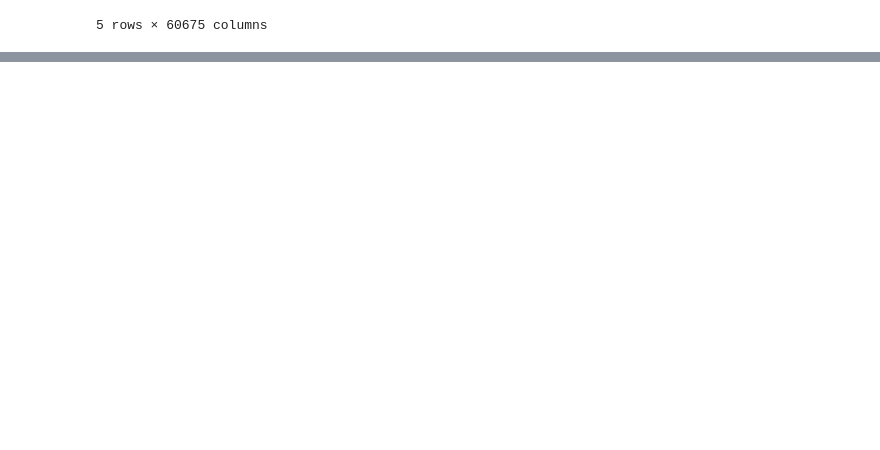
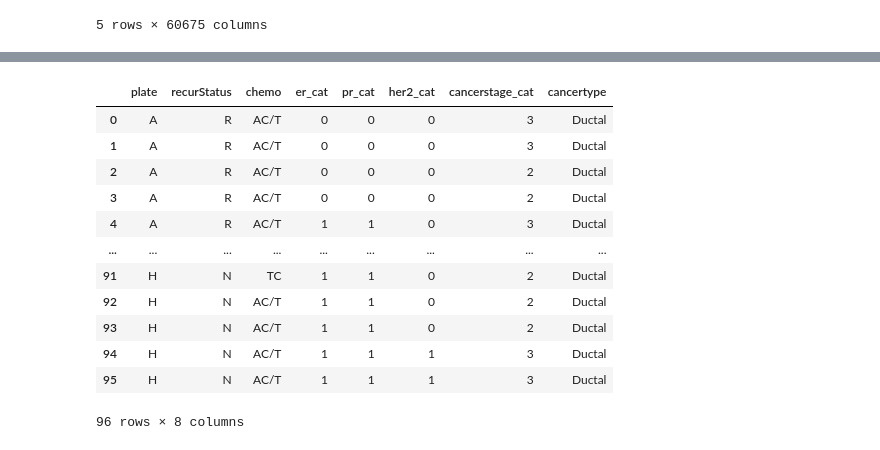
Before and after one commit to Harrison-Q-Ma/CSE-283-Proj, a Jupyter notebook: Harrison/classification.ipynb, the cells around one changed output, grey strips where cells are left out. Drawn from its saved outputs; the diff is of its cells as text; code cells hidden in the pictures; blank space fills up the shorter version.

Commit message:
classification on recurrence

```diff
--- a/Harrison/classification.ipynb
+++ b/Harrison/classification.ipynb
@@ -116,0 +244,19 @@ weighted avg       1.00      1.00      1.00        96
+# %%
+metadata = pd.read_csv('/Users/harrisonma/Documents/PhD Classes/2025 Spring/CSE 283/CSE-283-Proj/data/pnas_patient_info.csv', index_col=None)
+metadata['plate'] = metadata['On.Plate'].apply(lambda x: x[0])
+metadata = metadata[['plate', 'recurStatus', 'chemo','er_cat','pr_cat','her2_cat','cancerstage_cat','cancertype']]
+metadata
+# %% [output]
+|  | plate | recurStatus | chemo | er_cat | pr_cat | her2_cat | cancerstage_cat | cancertype |
+| 0 | A | R | AC/T | 0 | 0 | 0 | 3 | Ductal |
+| 1 | A | R | AC/T | 0 | 0 | 0 | 3 | Ductal |
+| 2 | A | R | AC/T | 0 | 0 | 0 | 2 | Ductal |
+| 3 | A | R | AC/T | 0 | 0 | 0 | 2 | Ductal |
+| 4 | A | R | AC/T | 1 | 1 | 0 | 3 | Ductal |
+| ... | ... | ... | ... | ... | ... | ... | ... | ... |
+| 91 | H | N | TC | 1 | 1 | 0 | 2 | Ductal |
+| 92 | H | N | AC/T | 1 | 1 | 0 | 2 | Ductal |
+| 93 | H | N | AC/T | 1 | 1 | 0 | 2 | Ductal |
+| 94 | H | N | AC/T | 1 | 1 | 1 | 3 | Ductal |
+| 95 | H | N | AC/T | 1 | 1 | 1 | 3 | Ductal |
+96 rows × 8 columns
```
Also changed, not shown: parts of 51 cells of this notebook, 2 other files.
